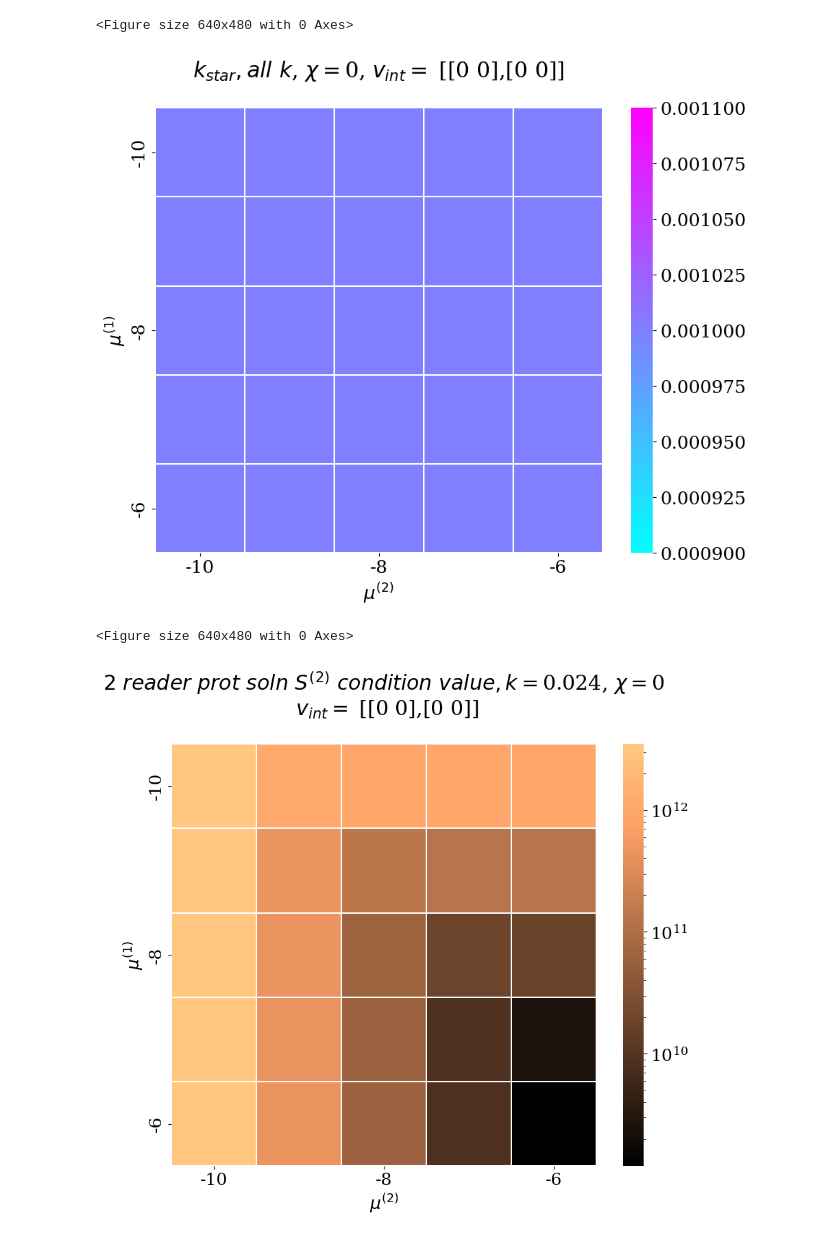
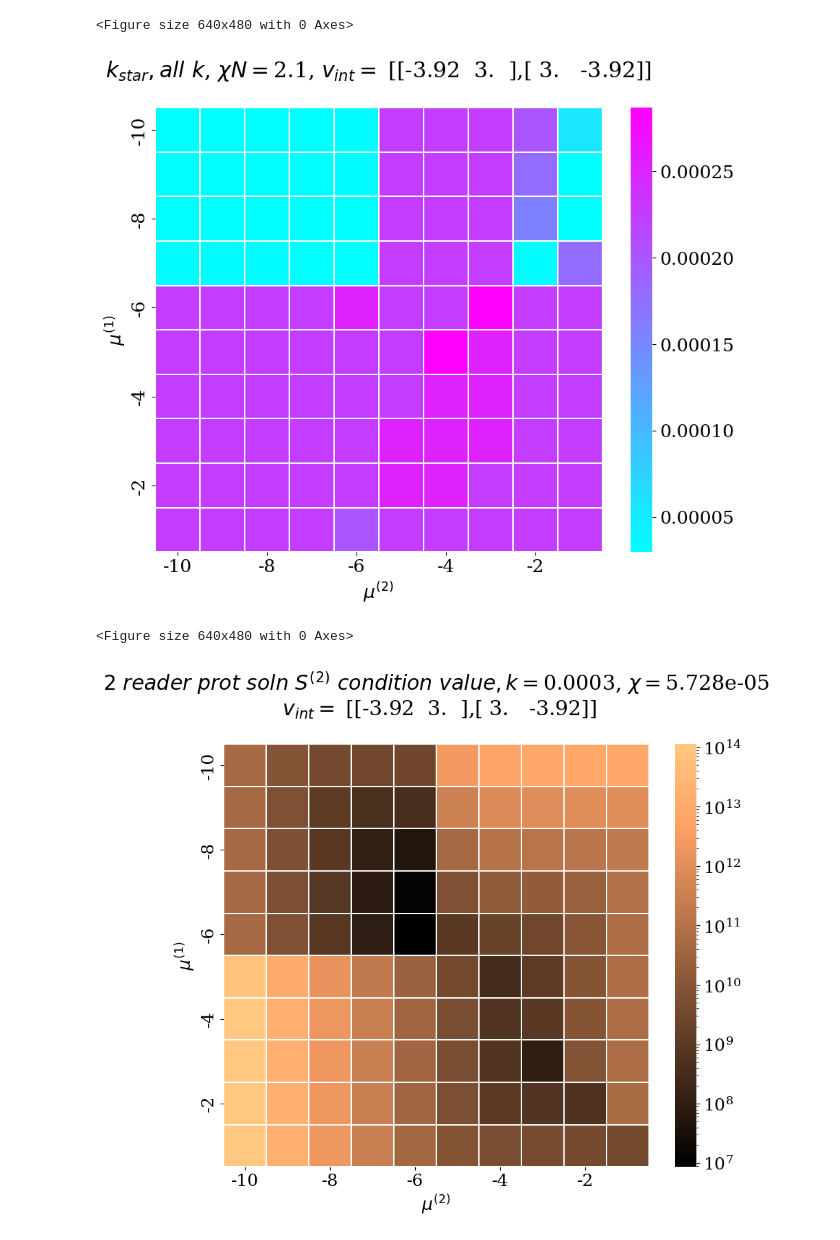
Before and after one commit to tmhabte/wlcsim_membrane, a Jupyter notebook: chrom_stab/chrom_stab_anal.ipynb, the cells around one changed output. Cells and saved outputs as stored; diff of their text form; code cells hidden in the pictures.

```diff
--- a/chrom_stab/chrom_stab_anal.ipynb
+++ b/chrom_stab/chrom_stab_anal.ipynb
@@ -11,7 +11,7 @@ from matplotlib.colors import LogNorm
 # %%
 # load sf mat
 
-ID = -9.4
+ID = -10.74
 
 settings = np.load(r"C:\Users\tmhab\wlcsim_membrane\chrom_stab\ID=%s_settings.npy" % (ID), allow_pickle = True)
 
@@ -55,8 +55,13 @@ N
 # %%
 # stab anal
+
+# poly solv
 # chi = 0.00083
-chi = 0.00082
+# chi = 0.00082
 
+# full soln
+chi = 0.00005728
+# chi = 0.
 
 min_eigval_arr = np.zeros((len(mu1_array[:]), len(mu2_array[:]), len(k_vec)))
 # min_eigval_arr_melt = np.zeros((len(mu1_array[:]), len(mu2_array[:]), len(k_vec)))
@@ -133,8 +138,8 @@ for i, mu1 in enumerate(mu1_array[:]):
                 G2 = np.array([S2_inv[0,0] - 2*chi + S2_inv[1,1]])
 
                 val = G2[0]
-                min_val = np.min(val)
-                min_eigval_arr_ps[i][j][ik] = min_val
+#                 min_val = np.min(val)
+                min_eigval_arr_ps[i][j][ik] = val
 
 
         # all-k analysis
@@ -147,10 +152,10 @@ for i, mu1 in enumerate(mu1_array[:]):
             k_star = k_vec[np.where(min_vals==minval_allk)] # corresponding k
             k_star_arr[i][j] = k_star
 
-        min_vals_ps = min_eigval_arr[i][j][:][np.nonzero(min_eigval_arr_ps[i][j][:])] # min eigvals at mu1,mu2 for each k
-        if len(min_vals_ps) != 0:
-            minval_allk = np.min(min_vals_ps) # minimum eigenvalue at mu1,mu2 across all ks
-            min_eigval_arr_allk_ps[i][j] = minval_allk
+        min_vals_ps = min_eigval_arr_ps[i][j][:][np.nonzero(min_eigval_arr_ps[i][j][:])] # min eigvals at mu1,mu2 for each k
+#         if len(min_vals_ps) != 0:
+#             minval_allk = np.min(min_vals_ps) # minimum eigenvalue at mu1,mu2 across all ks
+        min_eigval_arr_allk_ps[i][j] = np.min(min_vals_ps)
 
 #         min_vals_melt = min_eigval_arr_melt[i][j][:] # min eigvals at mu1,mu2 for each k
 #         minval_allk_melt = np.min(min_vals_melt) # minimum eigenvalue at mu1,mu2 across all ks
@@ -258,36 +267,36 @@ plt.show()
 # %%
 #density maps
 fig = plt.figure()
 plt.figure(figsize=(10,8))
 
 font = {'family' : 'serif',
         'weight':'normal',
         'size': 18}
 plt.rc('font', **font)
 
 # plt.scatter(mu1_array[np.where(multi_soln_mus == 1)[0]],mu2_array[np.where(multi_soln_mus == 1)[1]])
 # k_ind = 20
 ax = sns.heatmap(k_star_arr, linewidth=0.25, cmap = "cool", xticklabels=mu2_array, yticklabels=mu1_array)
 # ax = sns.heatmap(np.sign(min_eigval_arr[0:3][0:3][k_ind]), linewidth=0.1, cmap = "winter", cbar_kws={'label':  r'$ \langle f^{(1)} \rangle $'})
 # protein 1
 # ax = sns.heatmap(f_gam_soln_arr[0], linewidth=0.5, cmap = "winter", xticklabels=mu2_array, yticklabels=mu1_array, cbar_kws={'label':  r'$ \langle f^{(1)} \rangle $'})
 ax.set_xticks(ax.get_xticks()[::2])
 ax.set_xticklabels(mu2_array[::2].astype(np.int64))
 ax.set_yticks(ax.get_yticks()[::2])
 ax.set_yticklabels(mu1_array[::2].astype(np.int64))
 
 plt.ylabel("$\mu^{(1)}$")
 plt.xlabel("$\mu^{(2)}$")
-plt.title(r"$ k_{star}, all \ k$" +  ", $\chi = $" + \
-          str(chi) \
+plt.title(r"$ k_{star}, all \ k$" +  ", $\chi N = $" + \
+          str(np.round(chi*N, 2)) \
           +  ", $v_{int} = $ [" + str(v_int[0]) + "," + str(v_int[1]) + "]" +\
           "\n")
 
 
 plt.show()
 # %% [output]
 <Figure size 640x480 with 0 Axes>
-[figure, old version]
+[figure, new version]
 # %%
 #density maps
 fig = plt.figure()
@@ -319,4 +328,4 @@ plt.title(r"$ 2 \ reader \ prot \ soln \  S^{(2)} \ condition \ value, k = $" +
 plt.show()
 # %% [output]
 <Figure size 640x480 with 0 Axes>
-[figure, old version]
+[figure, new version]
```
Also changed, not shown: parts of 9 cells of this notebook.
